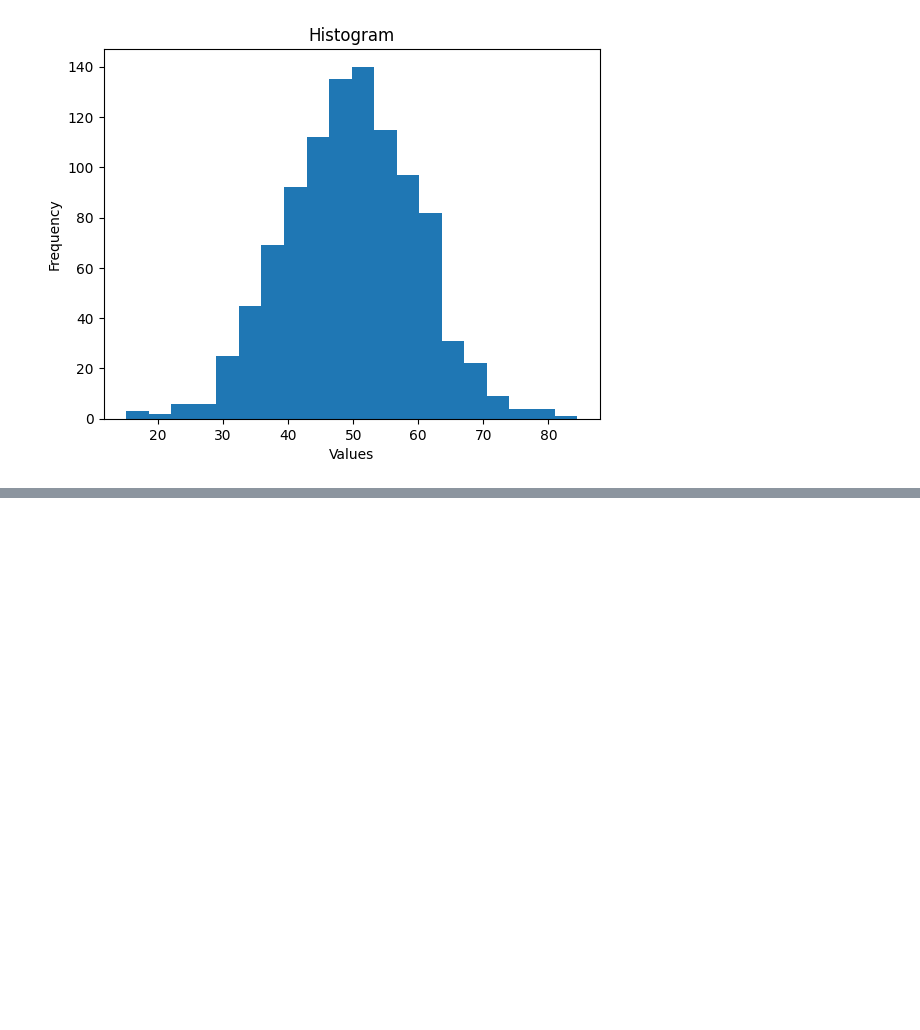
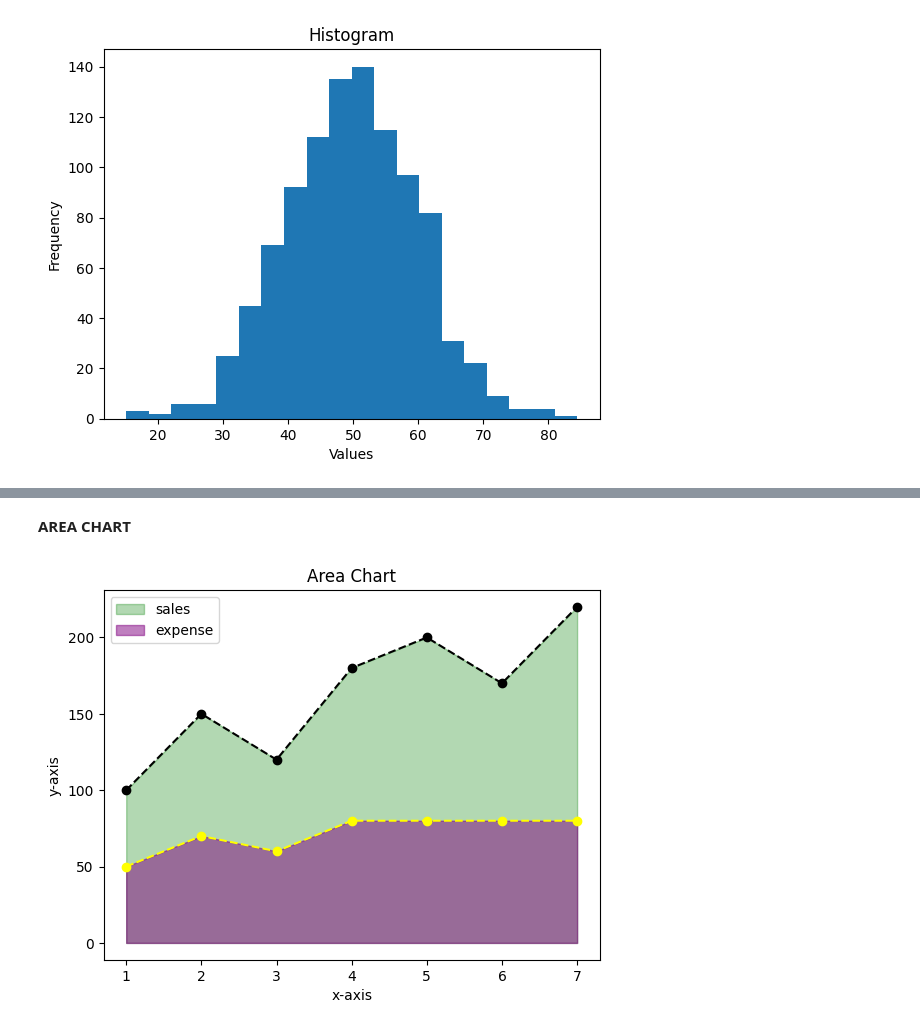
Before and after one commit to vanshchaudharyx/Python-Libraries, a Jupyter notebook: Matplotlib.ipynb, the cells around one changed output, grey strips where cells are left out. Cells and saved outputs as stored; diff of their text form; code cells hidden in the pictures; blank space fills up the shorter version.

```diff
--- a/Matplotlib.ipynb
+++ b/Matplotlib.ipynb
@@ -74,0 +97,19 @@ plt.show()
+# %% [markdown]
+**AREA CHART**
+# %%
+# area chart
+days=[1,2,3,4,5,6,7]
+sales=[100,150,120,180,200,170,220]
+profit=[50,50,60,100,120,90,140]
+expense=[50,70,60,80,80,80,80]
+plt.fill_between(days,sales,color='green',alpha=0.3,label="sales")
+plt.fill_between(days,expense,color='purple',alpha=0.5,label="expense")
+plt.plot(days,expense,color='yellow',marker='o',linestyle='--')
+plt.plot(days,sales,color='black',marker='o',linestyle='--')
+plt.title("Area Chart")
+plt.legend()
+plt.xlabel("x-axis")
+plt.ylabel("y-axis")
+plt.show()
+# %% [output]
+[figure, added]
```
Also changed, not shown: parts of 15 cells of this notebook.
